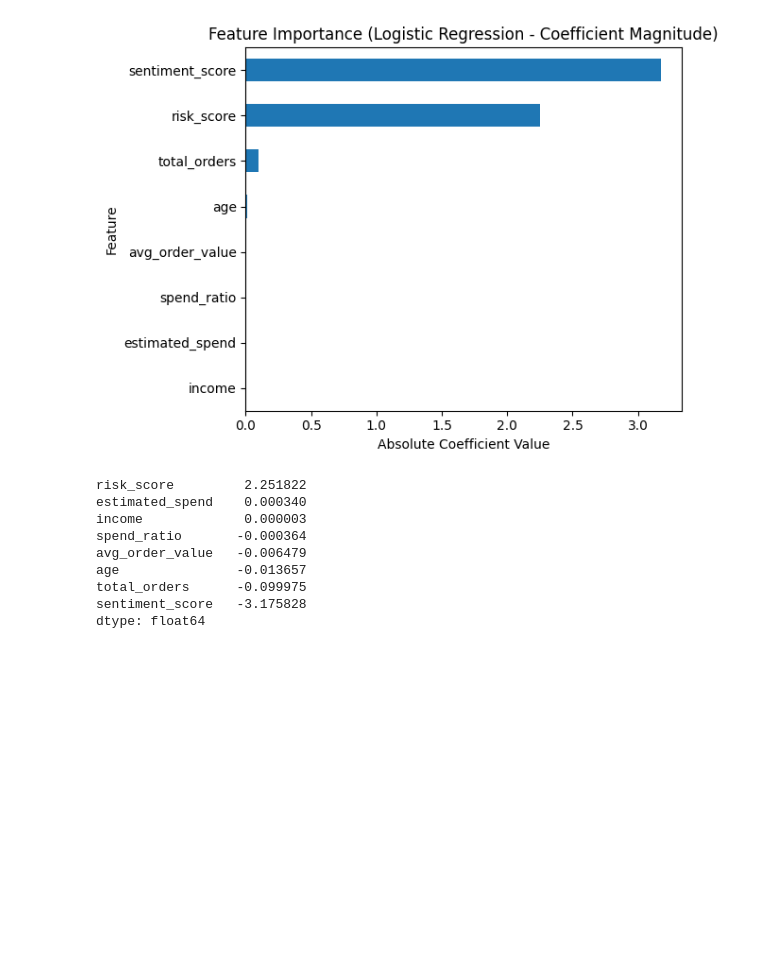
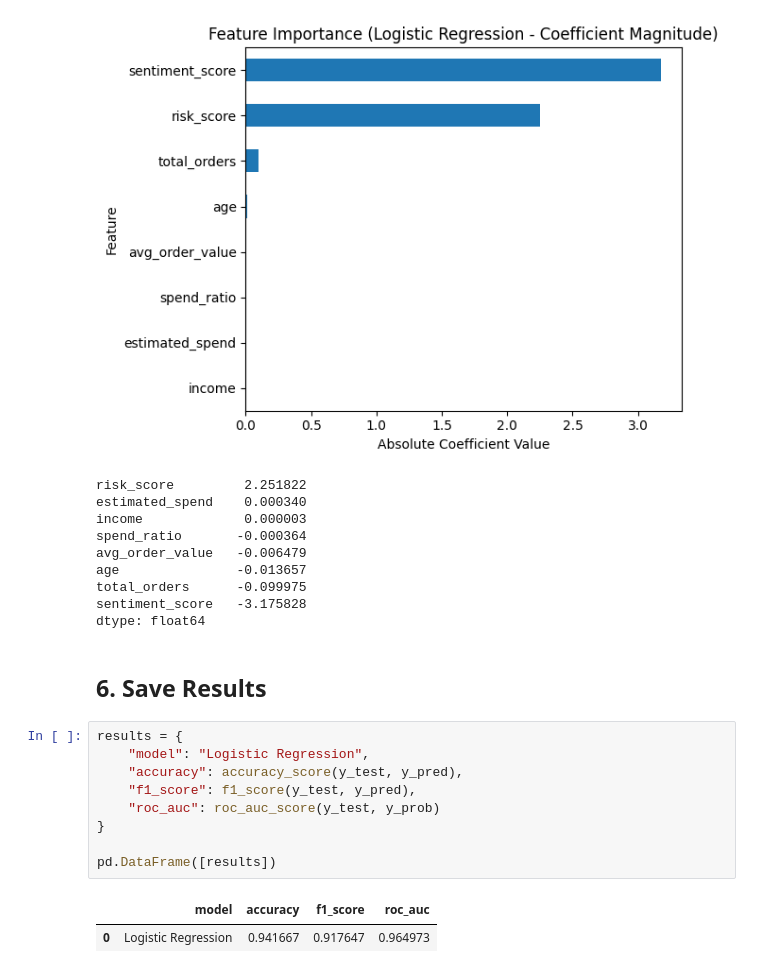
Before and after one commit to NGJIERU/WIE3007-GroupProject-Sem1-2025, a Jupyter notebook: notebooks/08_modeling_logisticregression.ipynb, the cells around one changed output. Cells and saved outputs as stored; diff of their text form; blank space fills up the shorter version.

Commit message:
save result of model performance

```diff
--- a/notebooks/08_modeling_logisticregression.ipynb
+++ b/notebooks/08_modeling_logisticregression.ipynb
@@ -116,3 +116,17 @@ age               -0.013657
 total_orders      -0.099975
 sentiment_score   -3.175828
 dtype: float64
+# %% [markdown]
+## 6. Save Results
+# %%
+results = {
+    "model": "Logistic Regression",
+    "accuracy": accuracy_score(y_test, y_pred),
+    "f1_score": f1_score(y_test, y_pred),
+    "roc_auc": roc_auc_score(y_test, y_prob)
+}
+
+pd.DataFrame([results])
+# %% [output]
+|  | model | accuracy | f1_score | roc_auc |
+| 0 | Logistic Regression | 0.941667 | 0.917647 | 0.964973 |
```
